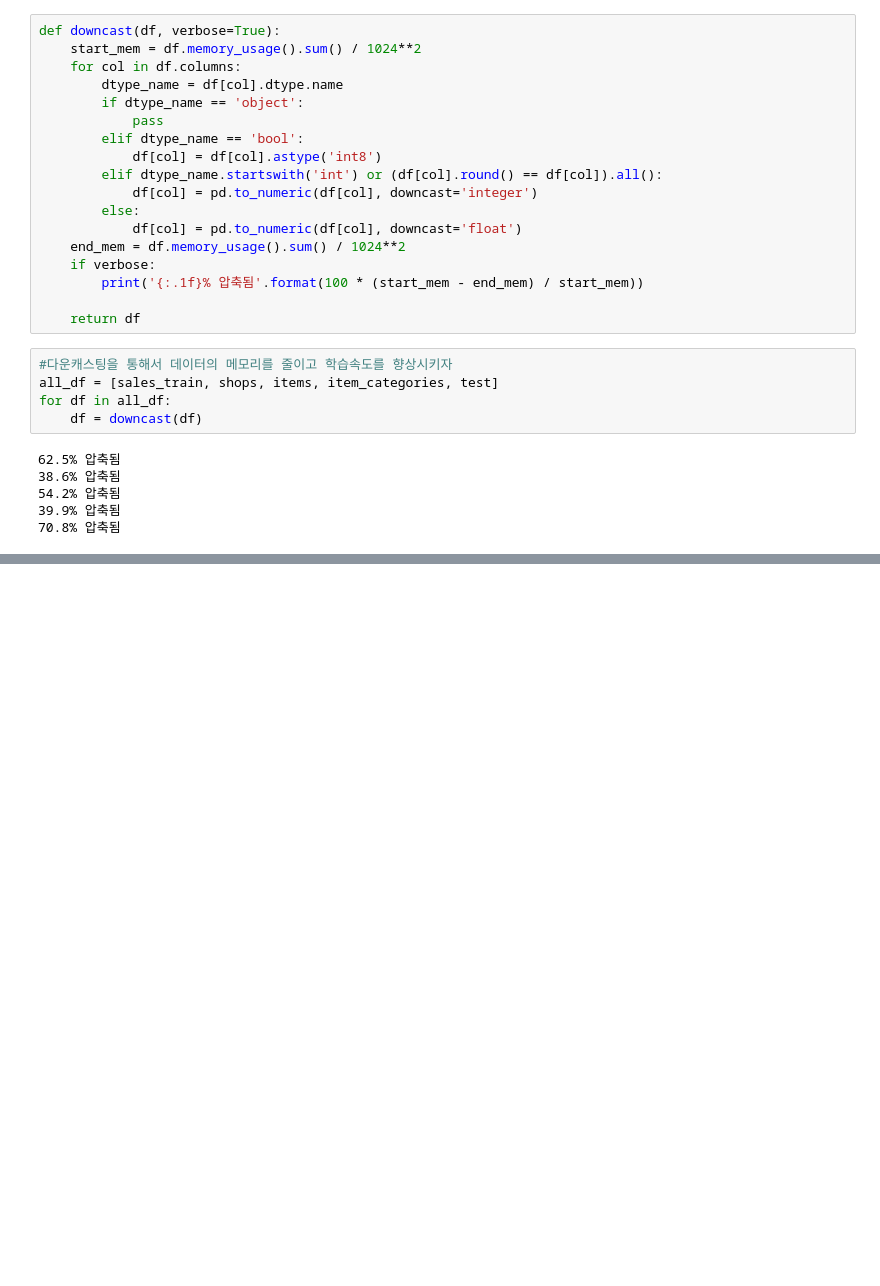
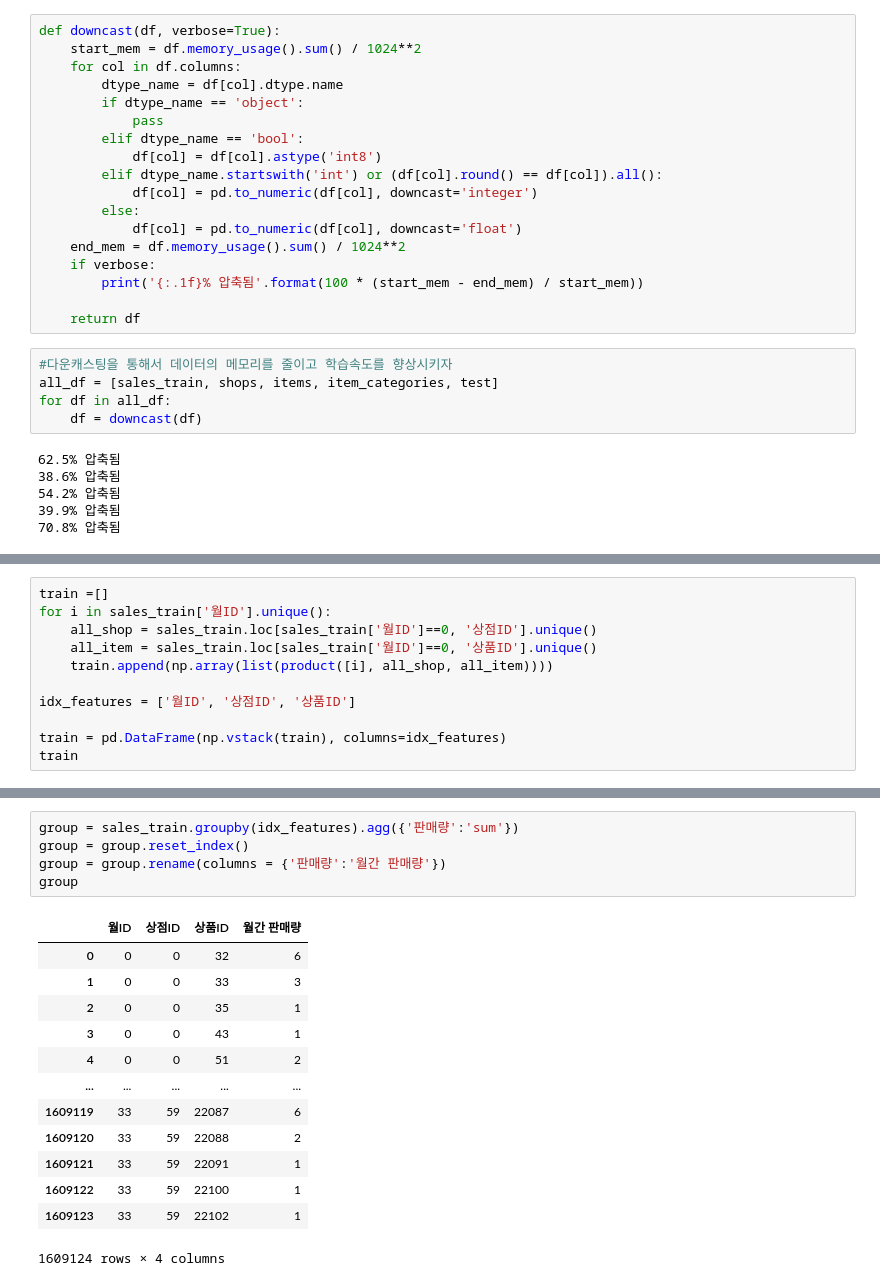
Before and after one commit to SunBinHong00/STUDY-musthave_mldl_problem_solving, a Jupyter notebook: 09장/Untitled0.ipynb, the cells around one changed output, grey strips where cells are left out. Cells and saved outputs as stored; diff of their text form; blank space fills up the shorter version.

```diff
--- a/09장/Untitled0.ipynb
+++ b/09장/Untitled0.ipynb
@@ -330,0 +362,11 @@ for df in all_df:
+# %%
+train =[]
+for i in sales_train['월ID'].unique():
+    all_shop = sales_train.loc[sales_train['월ID']==0, '상점ID'].unique()
+    all_item = sales_train.loc[sales_train['월ID']==0, '상품ID'].unique()
+    train.append(np.array(list(product([i], all_shop, all_item))))
+
+idx_features = ['월ID', '상점ID', '상품ID']
+
+train = pd.DataFrame(np.vstack(train), columns=idx_features)
+train
@@ -330,0 +387,19 @@ for df in all_df:
+# %%
+group = sales_train.groupby(idx_features).agg({'판매량':'sum'})
+group = group.reset_index()
+group = group.rename(columns = {'판매량':'월간 판매량'})
+group
+# %% [output]
+|  | 월ID | 상점ID | 상품ID | 월간 판매량 |
+| 0 | 0 | 0 | 32 | 6 |
+| 1 | 0 | 0 | 33 | 3 |
+| 2 | 0 | 0 | 35 | 1 |
+| 3 | 0 | 0 | 43 | 1 |
+| 4 | 0 | 0 | 51 | 2 |
+| ... | ... | ... | ... | ... |
+| 1609119 | 33 | 59 | 22087 | 6 |
+| 1609120 | 33 | 59 | 22088 | 2 |
+| 1609121 | 33 | 59 | 22091 | 1 |
+| 1609122 | 33 | 59 | 22100 | 1 |
+| 1609123 | 33 | 59 | 22102 | 1 |
+1609124 rows × 4 columns
```
Also changed, not shown: parts of 28 cells of this notebook.
